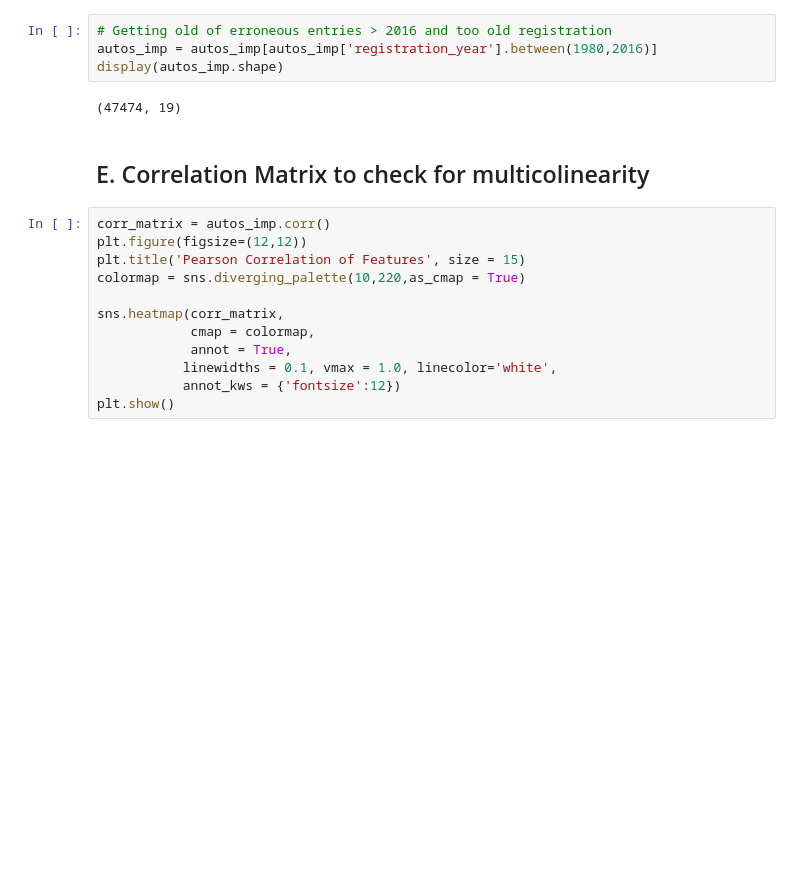
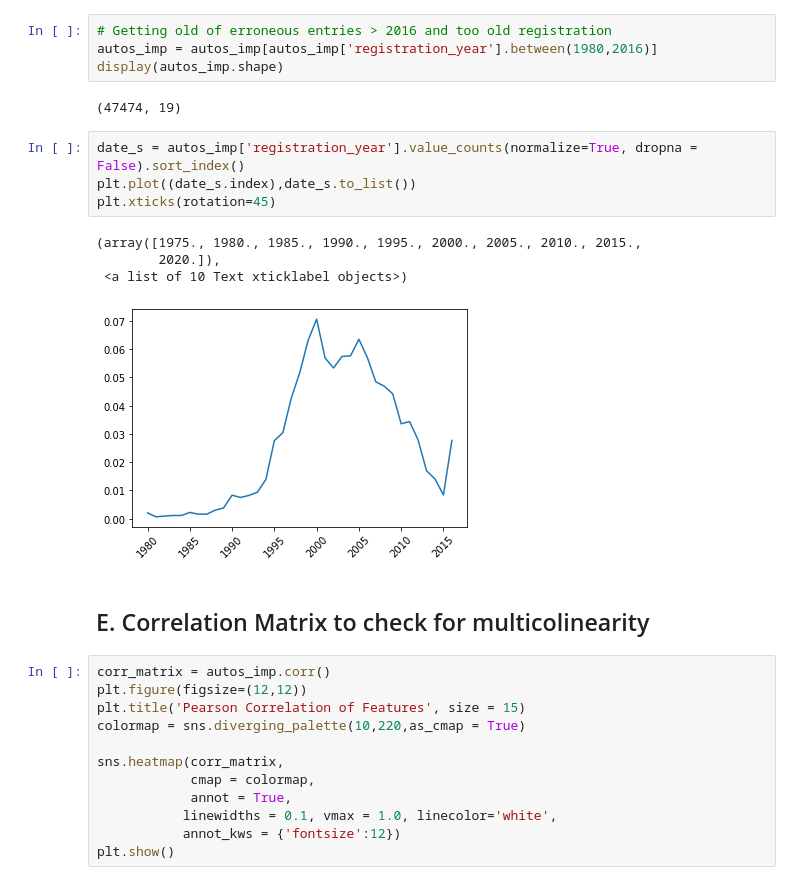
Before and after one commit to basmarad/UsedCarPrices, a Jupyter notebook: ProjectI_UsedCar_Craigslist.ipynb, the cells around one changed output. Drawn from its saved outputs; the diff is of its cells as text; blank space fills up the shorter version.

```diff
--- a/ProjectI_UsedCar_Craigslist.ipynb
+++ b/ProjectI_UsedCar_Craigslist.ipynb
@@ -424,6 +424,15 @@ autos_imp = autos_imp[autos_imp['registration_year'].between(1980,2016)]
 display(autos_imp.shape)
 # %% [output]
 (47474, 19)
+# %%
+date_s = autos_imp['registration_year'].value_counts(normalize=True, dropna = False).sort_index()
+plt.plot((date_s.index),date_s.to_list())
+plt.xticks(rotation=45)
+# %% [output]
+(array([1975., 1980., 1985., 1990., 1995., 2000., 2005., 2010., 2015.,
+        2020.]),
+ <a list of 10 Text xticklabel objects>)
+[figure, added]
 # %% [markdown]
 ## E. Correlation Matrix to check for multicolinearity
 # %%
```
Also changed, not shown: parts of 50 cells of this notebook.
